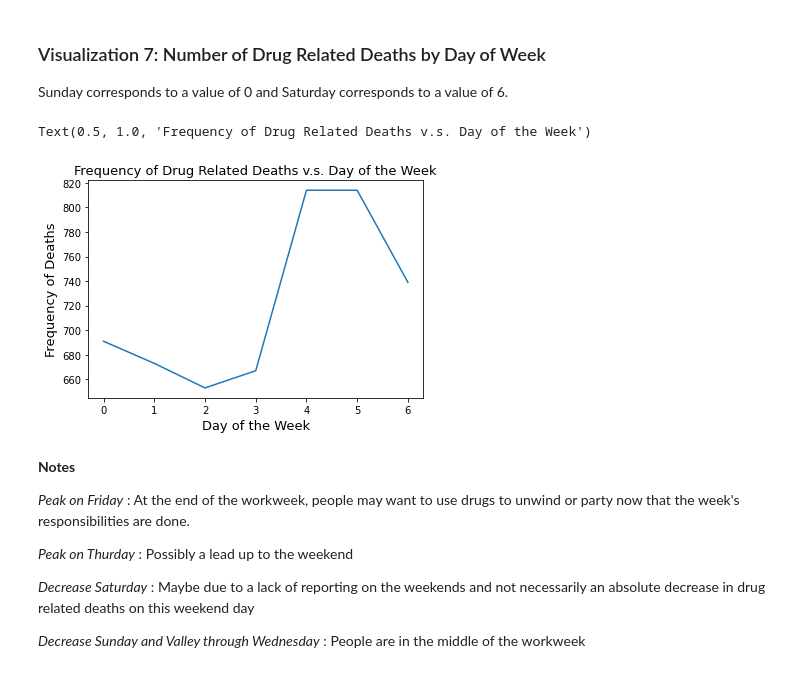
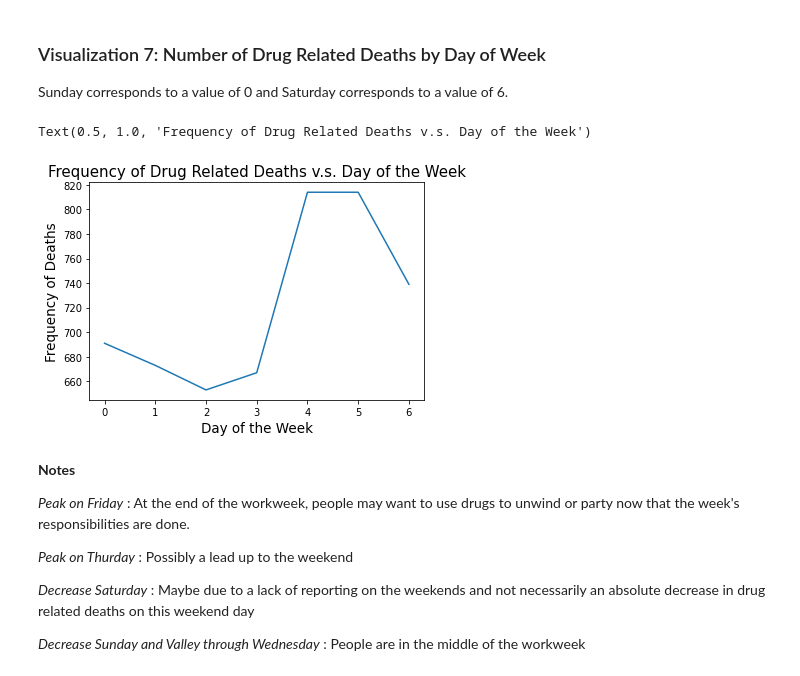
Before and after one commit to muhan-zhang/data200-final-project, a Jupyter notebook: Project.ipynb, the cells around one changed output. Drawn from its saved outputs; the diff is of its cells as text; code cells hidden in the pictures.

Commit message:
Fine tune axes labels and chart titles

```diff
--- a/Project.ipynb
+++ b/Project.ipynb
@@ -1092,12 +1092,12 @@ More daylight energizes people and people in the north may be depressed from Sea
 Sunday corresponds to a value of 0 and Saturday corresponds to a value of 6.
 # %%
 drug_related_deaths_geo.groupby("DOW").size().plot()
-plt.xlabel('Day of the Week', fontsize=13)
-plt.ylabel('Frequency of Deaths', fontsize=13)
-plt.title('Frequency of Drug Related Deaths v.s. Day of the Week', fontsize=13)
+plt.xlabel('Day of the Week', fontsize=13.5)
+plt.ylabel('Frequency of Deaths', fontsize=13.5)
+plt.title('Frequency of Drug Related Deaths v.s. Day of the Week', fontsize=15)
 # %% [output]
 Text(0.5, 1.0, 'Frequency of Drug Related Deaths v.s. Day of the Week')
-[figure, old version]
+[figure, new version]
 # %% [markdown]
 **Notes**
 
```
Also changed, not shown: parts of 4 cells of this notebook.
